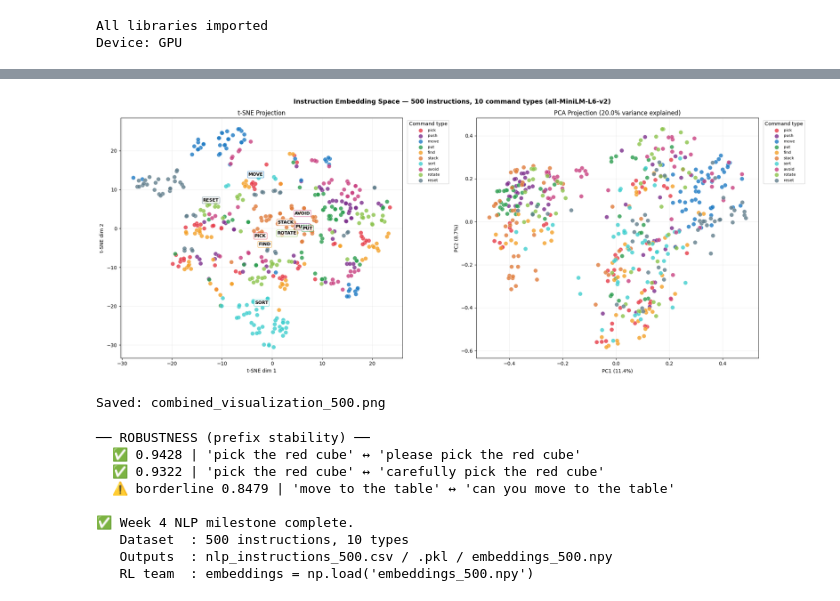
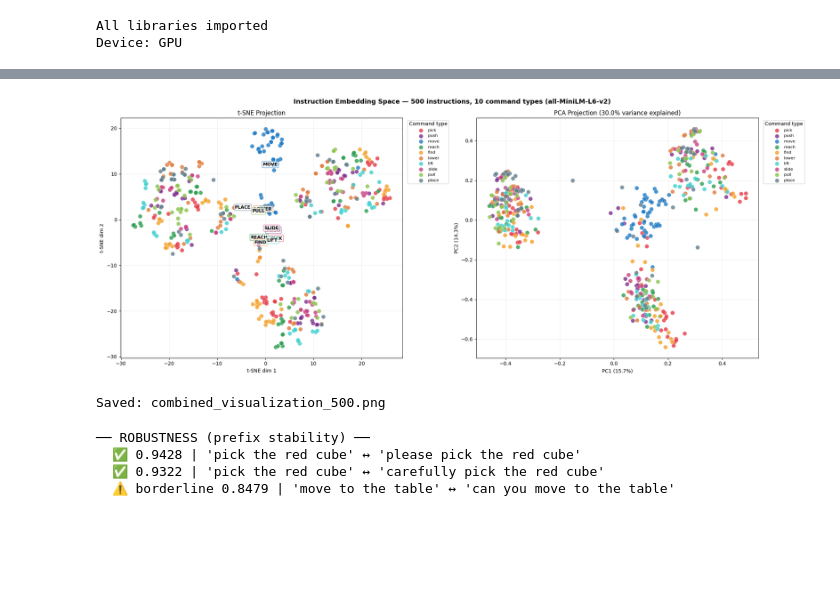
Before and after one commit to SchoolofAI-Algiers/language-guided-robotics, a Jupyter notebook: Amal-NLP-W2-instructions-enrichement/notebook.ipynb, the cells around one changed output, grey strips where cells are left out. Saved outputs shown, nothing was run; the diff lists cells and outputs as text; code cells hidden in the pictures; blank space fills up the shorter version.

Commit message:
modified instructions types

```diff
--- a/Amal-NLP-W2-instructions-enrichement/notebook.ipynb
+++ b/Amal-NLP-W2-instructions-enrichement/notebook.ipynb
@@ -40,9 +47,9 @@ Model loaded — embedding dim: 384
 # ==================== CELL 3: VOCABULARY ====================
 # Shared vocabulary used by the combinatorial generator
 
-COLORS   = ["red", "blue", "green", "yellow", "orange"]
-OBJECTS  = ["cube", "block", "sphere", "ball", "cylinder", "bottle"]
-LOCS     = ["table", "left side", "right side", "center", "shelf", "corner"]
-PREFIXES = ["", "please ", "carefully "]   # only safe ones (similarity > 0.90 confirmed)
+COLORS   = ["red", "blue", "green", "yellow"]
+OBJECTS  = ["cylinder", "box", "sphere"]
+LOCS     = ["table", "left side", "right side", "center", "corner"]
+PREFIXES = ["", "please ", "carefully "]
 # %%
 # ==================== CELL 4: MANUAL SEED DATA ====================
@@ -702,13 +684,13 @@ palette = {
     "pick":   "#e63946",
     "push":   "#7b2d8b",
     "move":   "#1d7ac4",
-    "put":    "#2a9d4e",
+    "reach":  "#2a9d4e",
     "find":   "#f4a027",
-    "stack":  "#e07b39",
-    "sort":   "#3ecfcf",
-    "avoid":  "#c94080",
-    "rotate": "#8bc34a",
-    "reset":  "#607d8b",
+    "lower":  "#e07b39",
+    "lift":   "#3ecfcf",
+    "slide":  "#c94080",
+    "pull": "#8bc34a",
+    "place":  "#607d8b",
 }
 
 # t-SNE
@@ -732,34 +714,34 @@ for t, color in palette.items():
     axes[0].scatter(X_2d[mask, 0], X_2d[mask, 1],
                     c=color, label=t, s=70, alpha=0.80,
                     edgecolors="white", linewidths=0.4)
     # PCA
     axes[1].scatter(X_pca[mask, 0], X_pca[mask, 1],
                     c=color, label=t, s=70, alpha=0.80,
                     edgecolors="white", linewidths=0.4)
 
 # Annotate t-SNE cluster centers
 for t, color in palette.items():
     idxs = df[df["type"] == t].index
     cx, cy = X_2d[idxs, 0].mean(), X_2d[idxs, 1].mean()
     axes[0].text(cx, cy, t.upper(), fontsize=9, fontweight="bold", ha="center",
                  bbox=dict(boxstyle="round,pad=0.2", facecolor="white", alpha=0.7, edgecolor=color))
 
 axes[0].set_title("t-SNE Projection", fontsize=12)
 axes[0].set_xlabel("t-SNE dim 1"); axes[0].set_ylabel("t-SNE dim 2")
 axes[0].legend(title="Command type", bbox_to_anchor=(1.01, 1), loc="upper left", fontsize=8)
 axes[0].grid(True, alpha=0.2)
 
 axes[1].set_title(f"PCA Projection ({var1+var2:.1f}% variance explained)", fontsize=12)
 axes[1].set_xlabel(f"PC1 ({var1:.1f}%)"); axes[1].set_ylabel(f"PC2 ({var2:.1f}%)")
 axes[1].legend(title="Command type", bbox_to_anchor=(1.01, 1), loc="upper left", fontsize=8)
 axes[1].grid(True, alpha=0.2)
 
 plt.tight_layout()
 plt.savefig("combined_visualization_500.png", dpi=150, bbox_inches="tight")
 plt.show()
 print("Saved: combined_visualization_500.png")
 # %% [output]
-[figure, old version]
+[figure, new version]
 Saved: combined_visualization_500.png
 # %%
 # ==================== CELL 12: ROBUSTNESS TEST ====================
@@ -776,18 +758,8 @@ for a, b in robustness_pairs:
     sim = cosine_similarity([model.encode(a)], [model.encode(b)])[0][0]
     tag = "✅" if sim > 0.85 else "⚠️ borderline"
     print(f"  {tag} {sim:.4f} | '{a}' ↔ '{b}'")
-
-print("\n✅ Week 4 NLP milestone complete.")
-print(f"   Dataset  : {len(df)} instructions, {df['type'].nunique()} types")
-print(f"   Outputs  : nlp_instructions_500.csv / .pkl / embeddings_500.npy")
-print(f"   RL team  : embeddings = np.load('embeddings_500.npy')")
 # %% [output]
 ── ROBUSTNESS (prefix stability) ──
   ✅ 0.9428 | 'pick the red cube' ↔ 'please pick the red cube'
   ✅ 0.9322 | 'pick the red cube' ↔ 'carefully pick the red cube'
   ⚠️ borderline 0.8479 | 'move to the table' ↔ 'can you move to the table'
-
-✅ Week 4 NLP milestone complete.
-   Dataset  : 500 instructions, 10 types
-   Outputs  : nlp_instructions_500.csv / .pkl / embeddings_500.npy
-   RL team  : embeddings = np.load('embeddings_500.npy')
```
Also changed, not shown: parts of 9 cells of this notebook, 3 other files.
